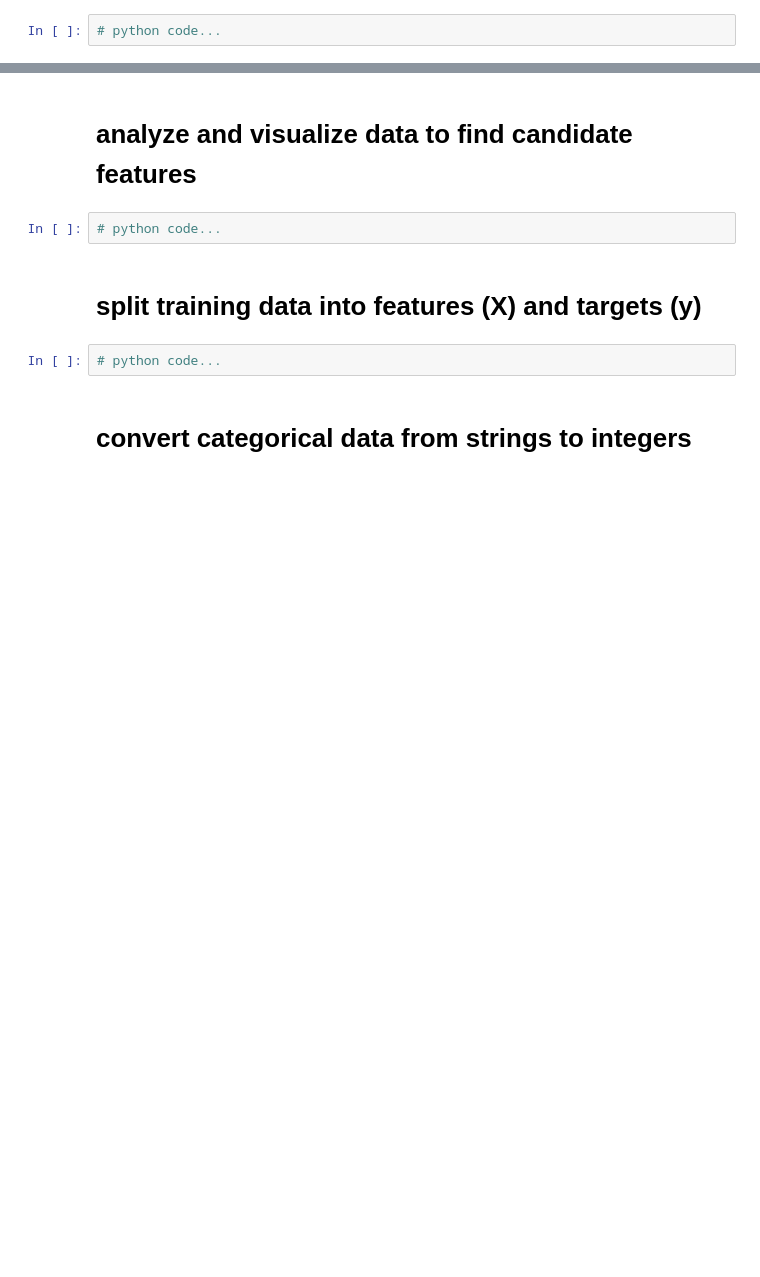
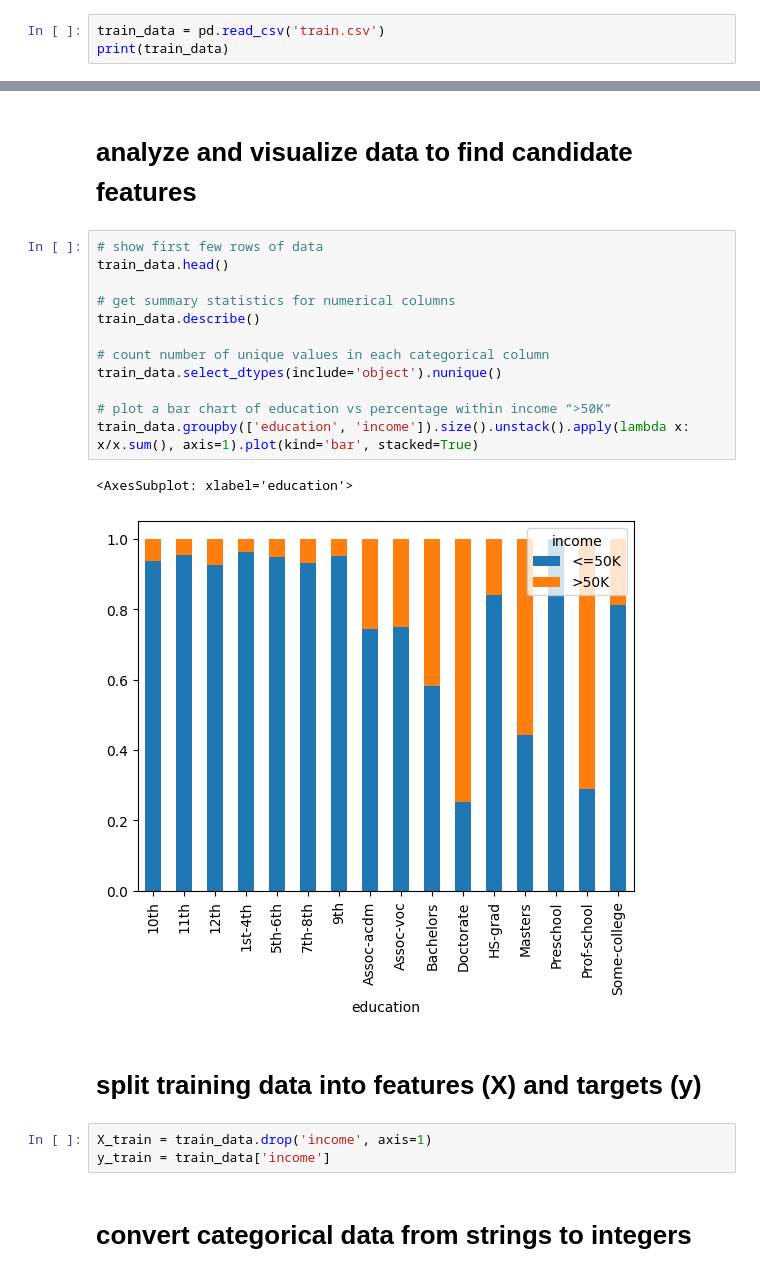
Before and after one commit to PatRakowicz/College-CS, a Jupyter notebook: CS-303/HW8/Homework_08-AdultData.ipynb, the cells around one changed output, grey strips where cells are left out. Cells and saved outputs as stored; diff of their text form; blank space fills up the shorter version.

```diff
--- a/CS-303/HW8/Homework_08-AdultData.ipynb
+++ b/CS-303/HW8/Homework_08-AdultData.ipynb
@@ -9,4 +13,5 @@
 # %% [markdown]
 # read training data into data frame
 # %%
-# python code...
+train_data = pd.read_csv('train.csv')
+print(train_data)
@@ -13,11 +36,25 @@
 # %% [markdown]
 # analyze and visualize data to find candidate features
 # %%
-# python code...
+# show first few rows of data
+train_data.head()
+
+# get summary statistics for numerical columns
+train_data.describe()
+
+# count number of unique values in each categorical column
+train_data.select_dtypes(include='object').nunique()
+
+# plot a bar chart of education vs percentage within income “>50K”
+train_data.groupby(['education', 'income']).size().unstack().apply(lambda x: x/x.sum(), axis=1).plot(kind='bar', stacked=True)
+# %% [output]
+<AxesSubplot: xlabel='education'>
+[figure, added]
 # %% [markdown]
 # split training data into features (X) and targets (y)
 # %%
-# python code...
+X_train = train_data.drop('income', axis=1)
+y_train = train_data['income']
 # %% [markdown]
 # convert categorical data from strings to integers
 # %%
```
Also changed, not shown: parts of 3 cells of this notebook.
